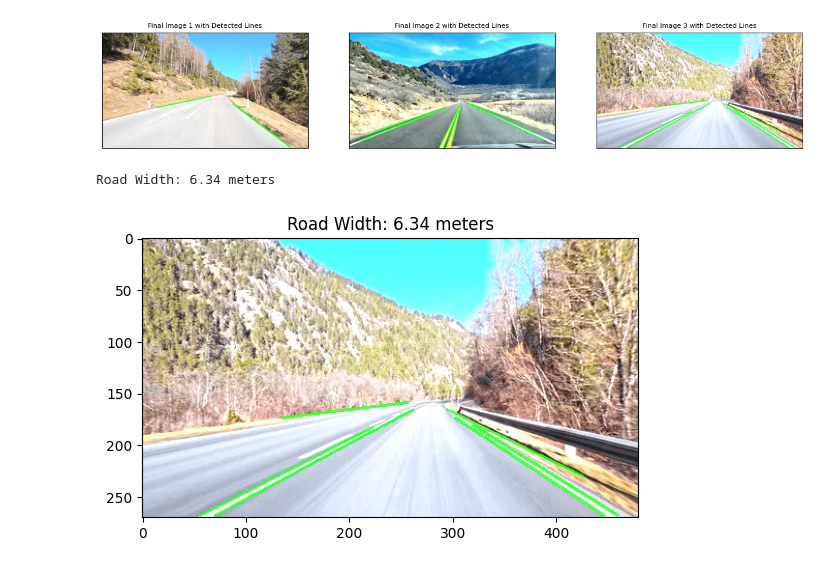
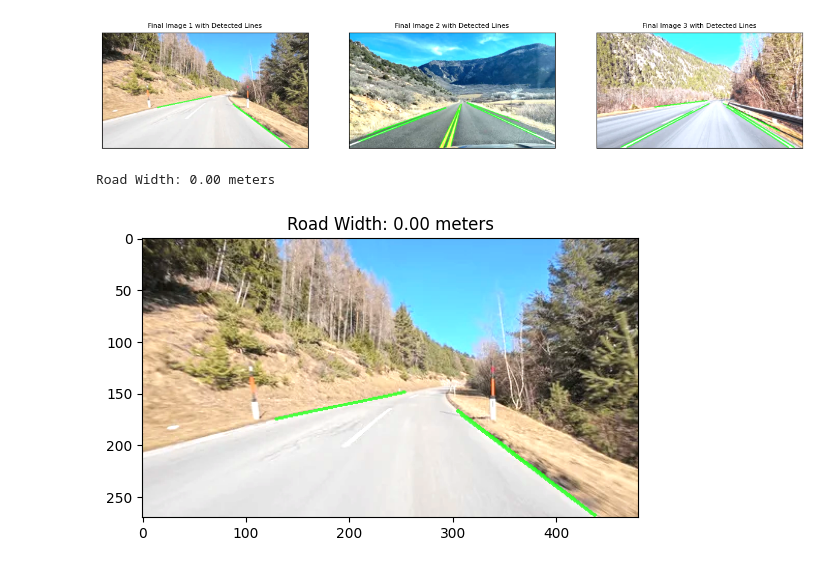
Before and after one commit to DilshanGDT/Project-SafePath, a Jupyter notebook: test.ipynb, the cells around one changed output. Cells and saved outputs as stored; diff of their text form; code cells hidden in the pictures.

```diff
--- a/test.ipynb
+++ b/test.ipynb
@@ -322,33 +322,33 @@ def measureRoadWidth(image, metersPerPixel):
         for point in contour:
             x, y = point[0]
             if y > height * 0.8:  # Consider points near the bottom of the image
                 if x < image.shape[1] // 2:
                     leftX.append(x)
                 else:
                     rightX.append(x)
 
     if leftX and rightX:
         roadWidthPixels = np.mean(rightX) - np.mean(leftX)
         roadWidthMeters = roadWidthPixels * metersPerPixel
     else:
         roadWidthMeters = 0
 
     return roadWidthMeters
 
 # Example usage with a sample image and metersPerPixel value
 # imagePath = 'path_to_your_image.jpg'
-image = finalImg3
+image = finalImg1
 metersPerPixel = 0.021  # Replace with the actual meters per pixel value for your images
 
 # meters per pixels = actual image size in meters/ image pixel value
 
 roadWidth = measureRoadWidth(image, metersPerPixel)
 print(f'Road Width: {roadWidth:.2f} meters')
 
 # Display the image with detected green lines for verification
 plt.imshow(cv2.cvtColor(image, cv2.COLOR_BGR2RGB))
 plt.title(f'Road Width: {roadWidth:.2f} meters')
 plt.show()
 # %% [output]
-Road Width: 6.34 meters
+Road Width: 0.00 meters
-[figure, old version]
+[figure, new version]
```
